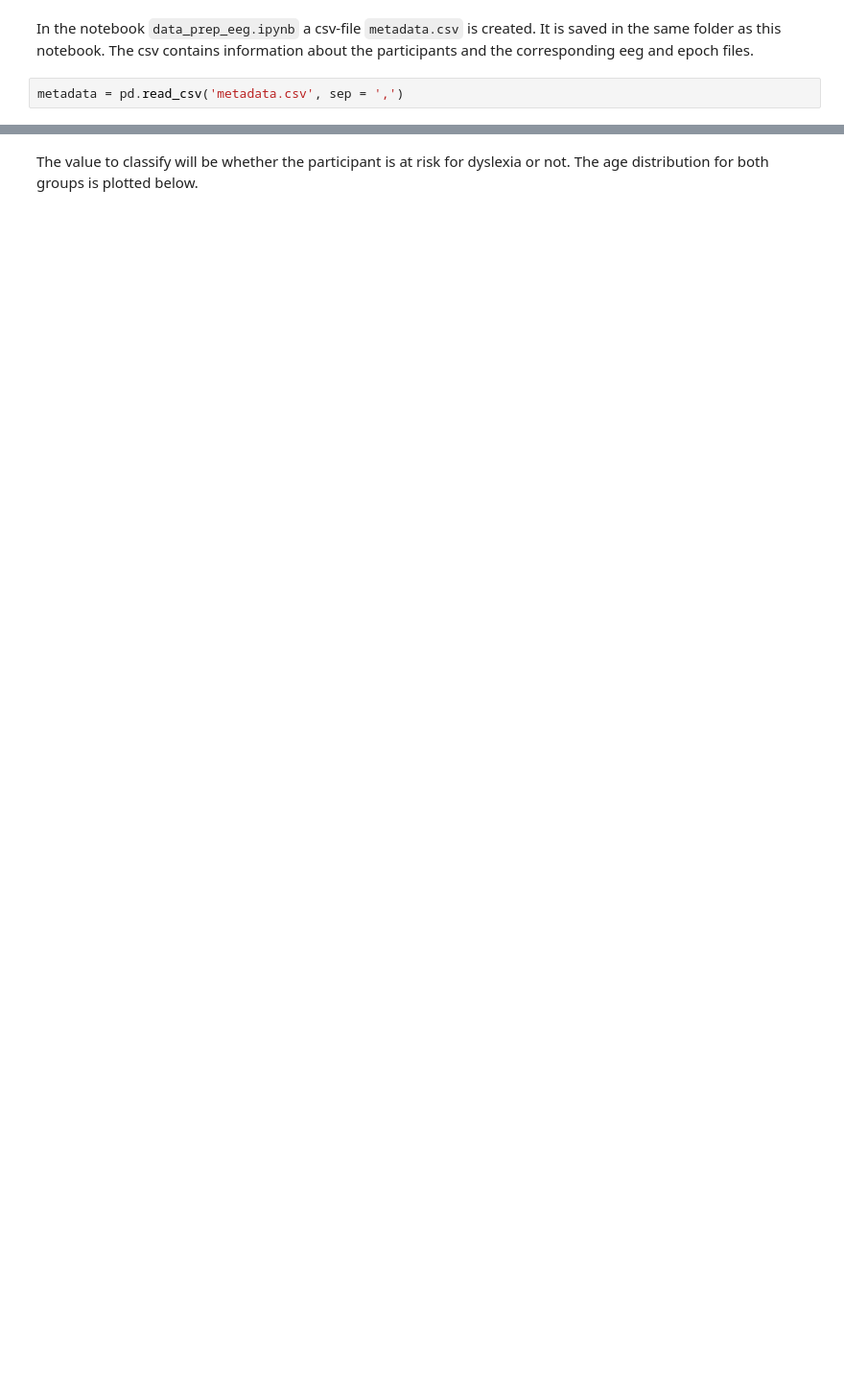
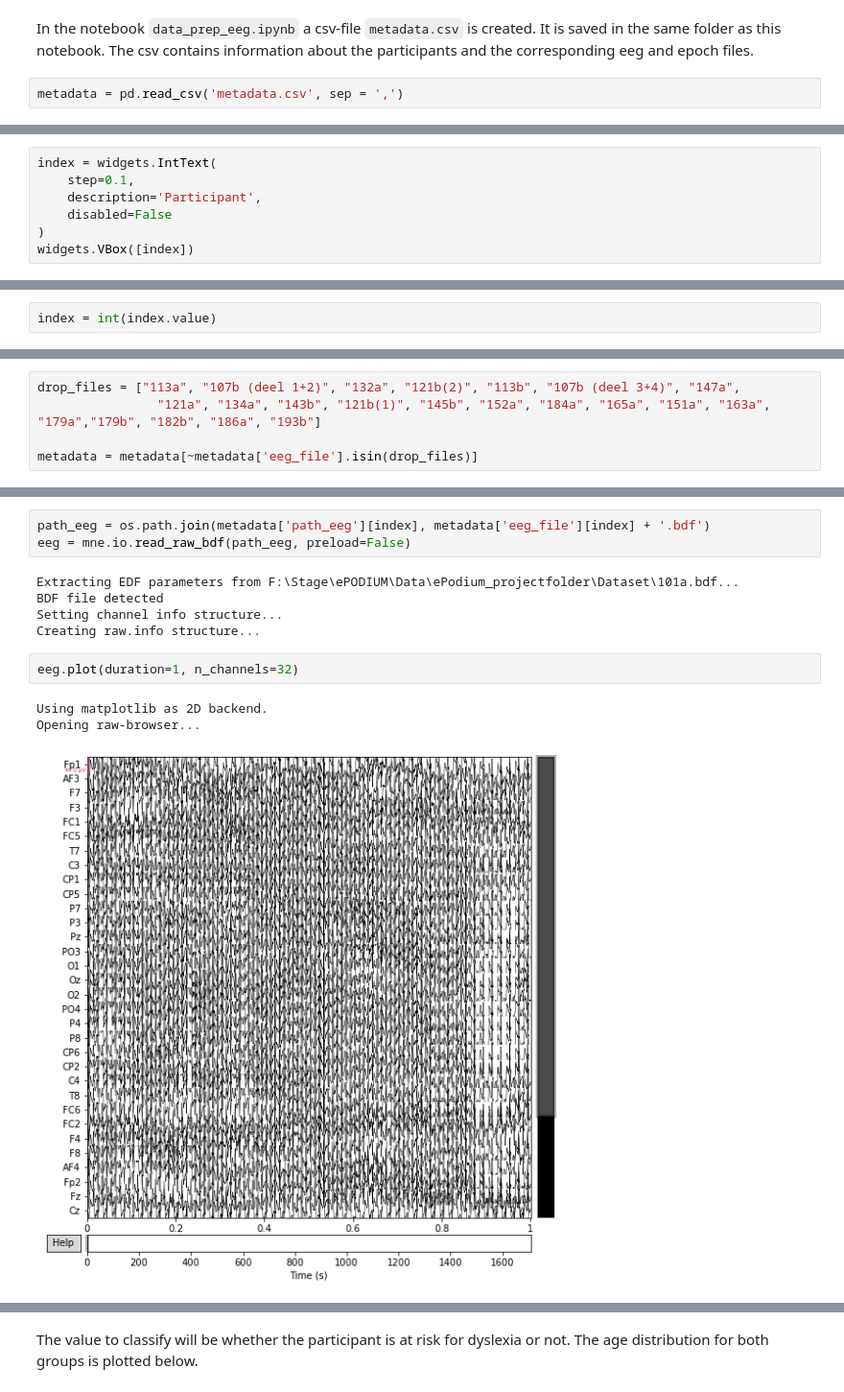
Before and after one commit to eegyolk-ai/eegyolk, a Jupyter notebook: dyslexiaprediction_nadine/data_analysis.ipynb, the cells around one changed output, grey strips where cells are left out. Shown at 96% size. Saved outputs shown, nothing was run; the diff lists cells and outputs as text; blank space fills up the shorter version.

```diff
--- a/dyslexiaprediction_nadine/data_analysis.ipynb
+++ b/dyslexiaprediction_nadine/data_analysis.ipynb
@@ -72,0 +104,7 @@ metadata
+# %%
+index = widgets.IntText(
+    step=0.1,
+    description='Participant',
+    disabled=False
+)
+widgets.VBox([index])
@@ -72,0 +113,2 @@ metadata
+# %%
+index = int(index.value)
@@ -72,0 +117,5 @@ metadata
+# %%
+drop_files = ["113a", "107b (deel 1+2)", "132a", "121b(2)", "113b", "107b (deel 3+4)", "147a",
+                "121a", "134a", "143b", "121b(1)", "145b", "152a", "184a", "165a", "151a", "163a", "179a","179b", "182b", "186a", "193b"]
+
+metadata = metadata[~metadata['eeg_file'].isin(drop_files)]
@@ -72,0 +124,14 @@ metadata
+# %%
+path_eeg = os.path.join(metadata['path_eeg'][index], metadata['eeg_file'][index] + '.bdf')
+eeg = mne.io.read_raw_bdf(path_eeg, preload=False)
+# %% [output]
+Extracting EDF parameters from F:\Stage\ePODIUM\Data\ePodium_projectfolder\Dataset\101a.bdf...
+BDF file detected
+Setting channel info structure...
+Creating raw.info structure...
+# %%
+eeg.plot(duration=1, n_channels=32)
+# %% [output]
+Using matplotlib as 2D backend.
+Opening raw-browser...
+[figure, added]
```
Also changed, not shown: parts of 37 cells of this notebook, 6 other files.
